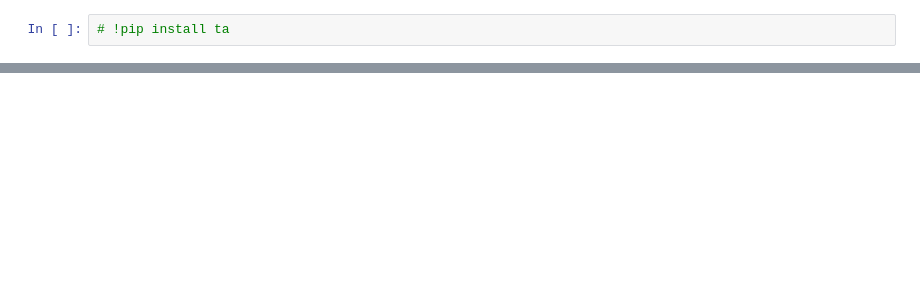
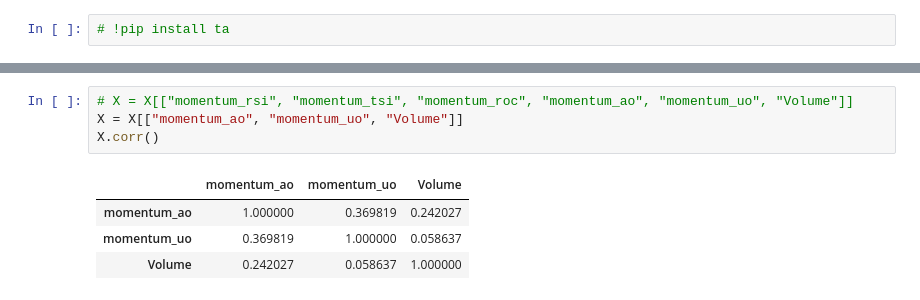
Before and after one commit to iampatricolee18/stock_er, a Jupyter notebook: IPO/Technical_Analysis_WIP.ipynb, the cells around one changed output, grey strips where cells are left out. Drawn from its saved outputs; the diff is of its cells as text; blank space fills up the shorter version.

```diff
--- a/IPO/Technical_Analysis_WIP.ipynb
+++ b/IPO/Technical_Analysis_WIP.ipynb
@@ -81,0 +105,9 @@ DecisionTreeRegressor()
+# %%
+# X = X[["momentum_rsi", "momentum_tsi", "momentum_roc", "momentum_ao", "momentum_uo", "Volume"]]
+X = X[["momentum_ao", "momentum_uo", "Volume"]]
+X.corr()
+# %% [output]
+|  | momentum_ao | momentum_uo | Volume |
+| momentum_ao | 1.000000 | 0.369819 | 0.242027 |
+| momentum_uo | 0.369819 | 1.000000 | 0.058637 |
+| Volume | 0.242027 | 0.058637 | 1.000000 |
```
Also changed, not shown: parts of 20 cells of this notebook.
